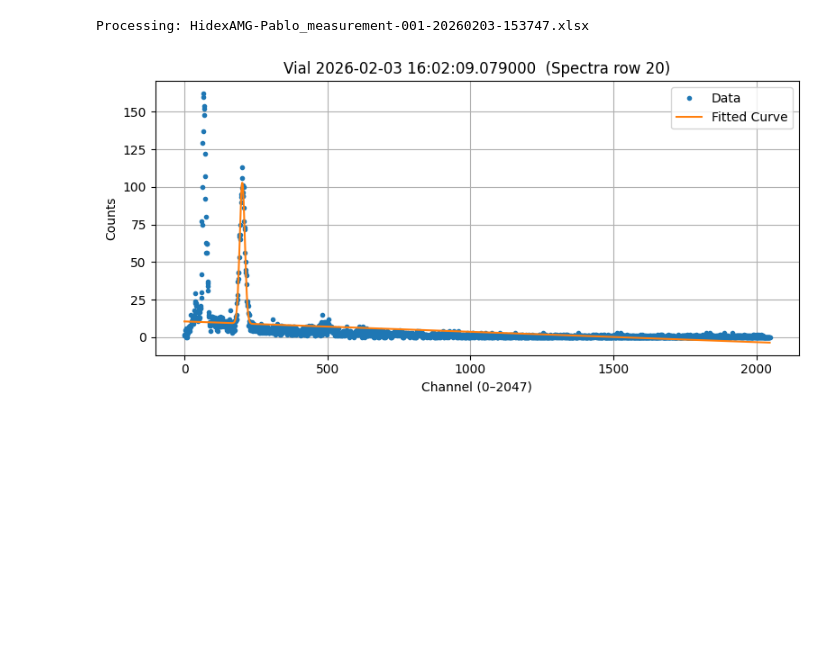
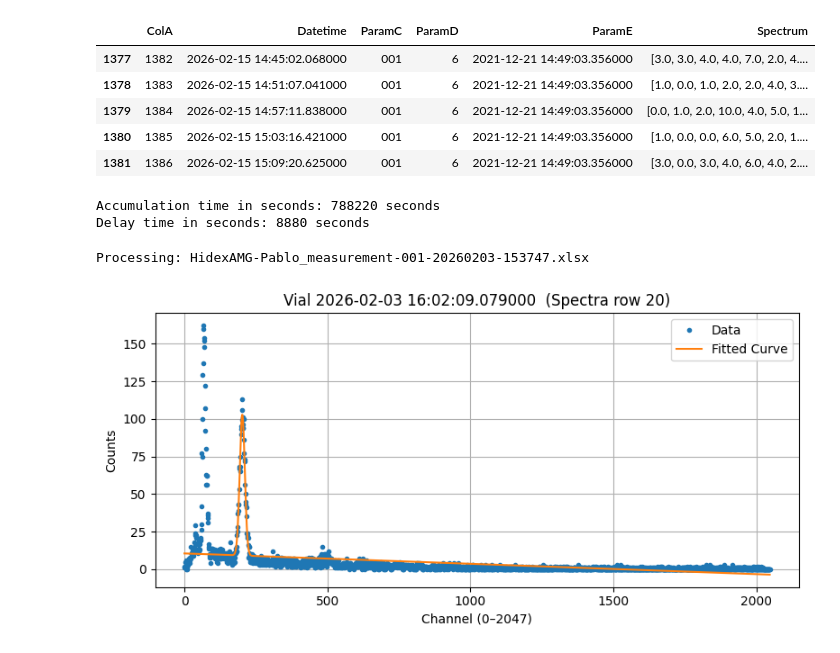
Before and after one commit to proscrite/RaTag, a Jupyter notebook: notebooks/hidex_analysis.ipynb, the cells around one changed output. Cells and saved outputs as stored; diff of their text form; code cells hidden in the pictures; blank space fills up the shorter version.

```diff
--- a/notebooks/hidex_analysis.ipynb
+++ b/notebooks/hidex_analysis.ipynb
@@ -30,3 +33,24 @@ df.head()
+# %%
+df0.tail()
+# %% [output]
+|  | ColA | Datetime | ParamC | ParamD | ParamE | Spectrum |
+| 1377 | 1382 | 2026-02-15 14:45:02.068000 | 001 | 6 | 2021-12-21 14:49:03.356000 | [3.0, 3.0, 4.0, 4.0, 7.0, 2.0, 4.... |
+| 1378 | 1383 | 2026-02-15 14:51:07.041000 | 001 | 6 | 2021-12-21 14:49:03.356000 | [1.0, 0.0, 1.0, 2.0, 2.0, 4.0, 3.... |
+| 1379 | 1384 | 2026-02-15 14:57:11.838000 | 001 | 6 | 2021-12-21 14:49:03.356000 | [0.0, 1.0, 2.0, 10.0, 4.0, 5.0, 1... |
+| 1380 | 1385 | 2026-02-15 15:03:16.421000 | 001 | 6 | 2021-12-21 14:49:03.356000 | [1.0, 0.0, 0.0, 6.0, 5.0, 2.0, 1.... |
+| 1381 | 1386 | 2026-02-15 15:09:20.625000 | 001 | 6 | 2021-12-21 14:49:03.356000 | [3.0, 0.0, 3.0, 4.0, 6.0, 4.0, 2.... |
+# %%
+t_0_acc = datetime.datetime(2026, 2, 8, 18, 18, 0)
+t_f_acc = datetime.datetime(2026, 2, 17, 21, 15, 0)
+acc_seconds = (t_f_acc - t_0_acc).total_seconds()
+print(f"Accumulation time in seconds: {acc_seconds:.0f} seconds")
+
+t_0_meas = datetime.datetime(2026, 2, 17, 23, 43, 0)
+delay_seconds = (t_0_meas - t_f_acc).total_seconds()
+print(f"Delay time in seconds: {delay_seconds:.0f} seconds")
+# %% [output]
+Accumulation time in seconds: 788220 seconds
+Delay time in seconds: 8880 seconds
 # %%
 
 def gaussian_linear(x, a, mu, sigma, b, c):
```
Also changed, not shown: parts of 5 cells of this notebook, 8 other files.
